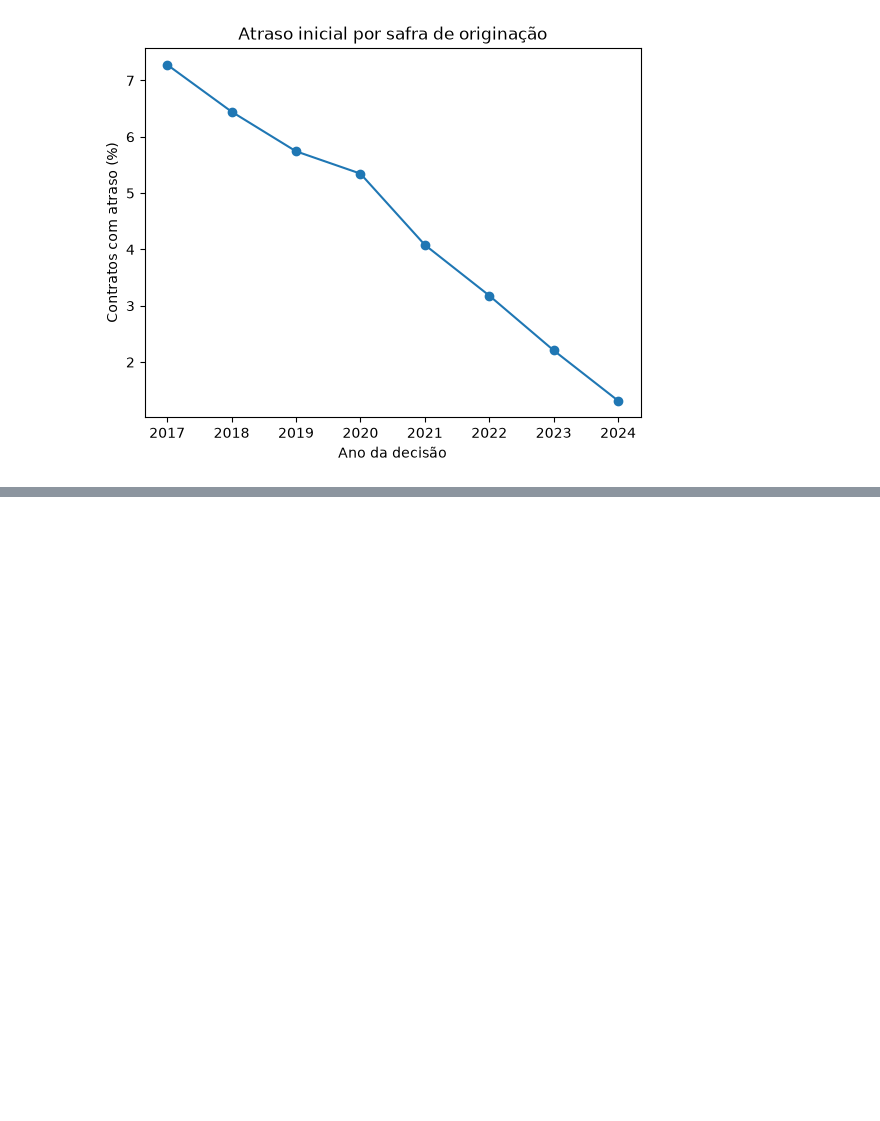
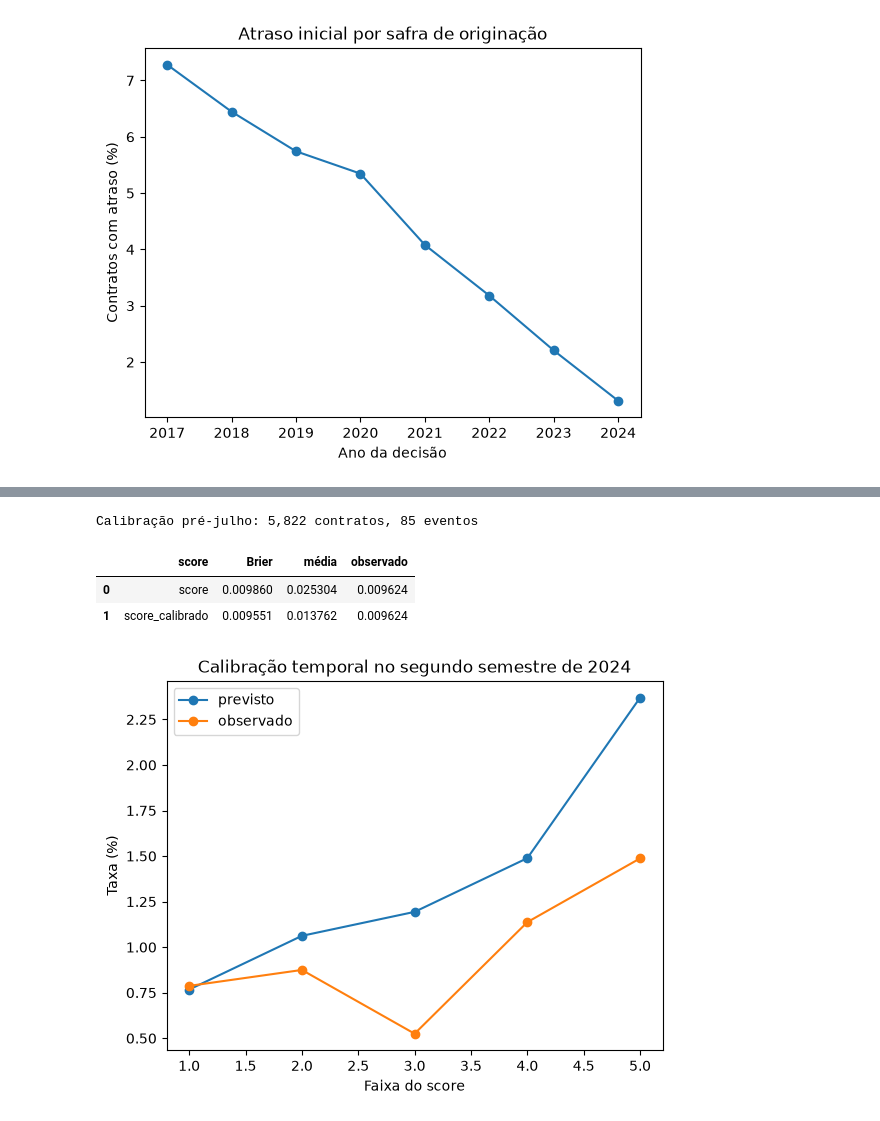
Before and after one commit to pedro-beaumord/datarisk-ds, a Jupyter notebook: notebook/case-risco-credito.ipynb, the cells around one changed output, grey strips where cells are left out. Drawn from its saved outputs; the diff is of its cells as text; code cells hidden in the pictures; blank space fills up the shorter version.

```diff
--- a/notebook/case-risco-credito.ipynb
+++ b/notebook/case-risco-credito.ipynb
@@ -408,0 +502,42 @@ Simulamos a capacidade da equipe de crédito, encaminhando os maiores scores de
+# %%
+
+from scipy.optimize import brentq
+from scipy.special import expit
+
+def ajustar_intercepto(base):
+    logits = escolhido.decision_function(base[experimentos[MODELO_ESCOLHIDO]])
+    taxa = base.target.mean()
+    assert 0 < taxa < 1
+    return brentq(lambda delta: expit(logits + delta).mean() - taxa, -40, 40)
+
+def probabilidade(base, delta):
+    return expit(escolhido.decision_function(base[experimentos[MODELO_ESCOLHIDO]]) + delta)
+
+corte_calibracao = pd.Timestamp("2024-07-01")
+calibracao = validacao.loc[
+    validacao.data_evento.lt(corte_calibracao) & validacao.data_rotulo.lt(corte_calibracao)
+]
+teste_calibracao = validacao.loc[validacao.data_evento.ge(corte_calibracao)].copy()
+delta_teste = ajustar_intercepto(calibracao)
+teste_calibracao["score_calibrado"] = probabilidade(teste_calibracao, delta_teste)
+print(f"Calibração pré-julho: {len(calibracao):,} contratos, {calibracao.target.sum()} eventos")
+display(pd.DataFrame([
+    {"score": nome, "Brier": brier_score_loss(teste_calibracao.target, teste_calibracao[nome]),
+     "média": teste_calibracao[nome].mean(), "observado": teste_calibracao.target.mean()}
+    for nome in ("score", "score_calibrado")
+]))
+faixas = pd.qcut(teste_calibracao.score_calibrado, 5, duplicates="drop")
+calib_faixas = teste_calibracao.groupby(faixas, observed=True).agg(
+    previsto=("score_calibrado", "mean"), observado=("target", "mean"),
+)
+calib_faixas.mul(100).set_axis(range(1, len(calib_faixas) + 1)).plot(
+    marker="o", xlabel="Faixa do score", ylabel="Taxa (%)",
+    title="Calibração temporal no segundo semestre de 2024",
+)
+plt.show()
+# %% [output]
+Calibração pré-julho: 5,822 contratos, 85 eventos
+|  | score | Brier | média | observado |
+| 0 | score | 0.009860 | 0.025304 | 0.009624 |
+| 1 | score_calibrado | 0.009551 | 0.013762 | 0.009624 |
+[figure, added]
```
Also changed, not shown: parts of 27 cells of this notebook, 4 other files.
